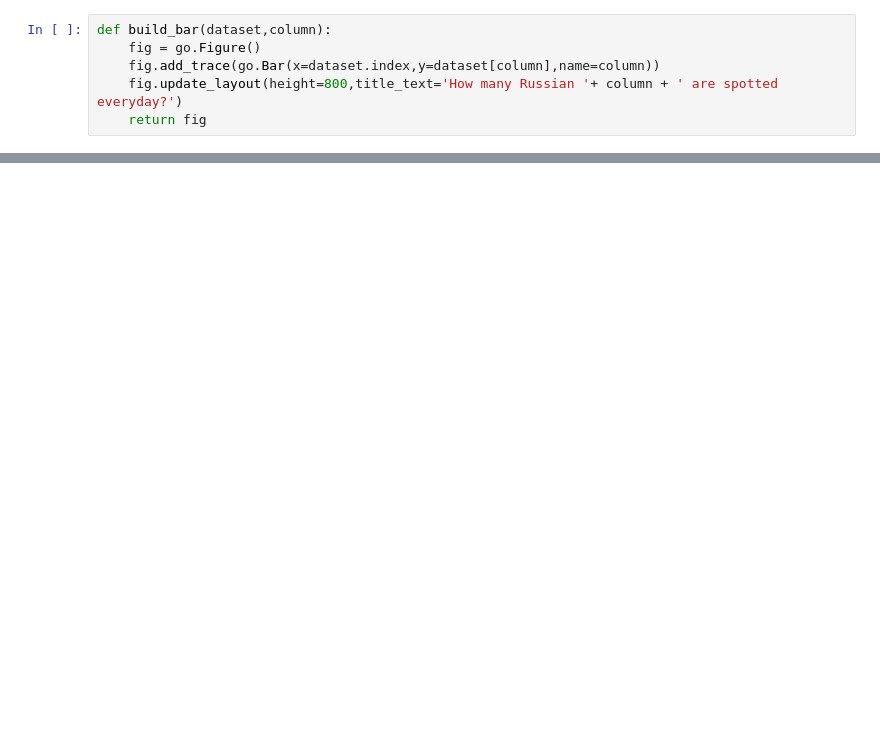
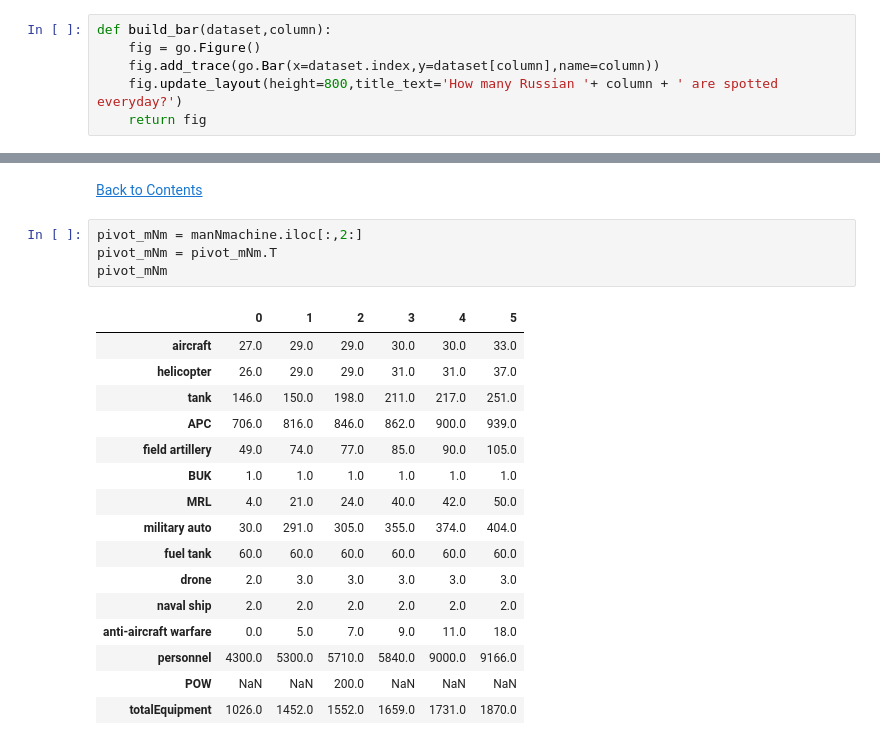
Before and after one commit to Kamalabot/DataVisualisations, a Jupyter notebook: mannmachines-of-war.ipynb, the cells around one changed output, grey strips where cells are left out. Saved outputs shown, nothing was run; the diff lists cells and outputs as text; blank space fills up the shorter version.

Commit message:
Final_Data Visualisation of MenNMachines in War

```diff
--- a/mannmachines-of-war.ipynb
+++ b/mannmachines-of-war.ipynb
@@ -157,0 +157,23 @@ build_bar(manNmachine,'aircraft')
+# %% [markdown]
+[Back to Contents](#cont)
+# %%
+pivot_mNm = manNmachine.iloc[:,2:]
+pivot_mNm = pivot_mNm.T
+pivot_mNm
+# %% [output]
+|  | 0 | 1 | 2 | 3 | 4 | 5 |
+| aircraft | 27.0 | 29.0 | 29.0 | 30.0 | 30.0 | 33.0 |
+| helicopter | 26.0 | 29.0 | 29.0 | 31.0 | 31.0 | 37.0 |
+| tank | 146.0 | 150.0 | 198.0 | 211.0 | 217.0 | 251.0 |
+| APC | 706.0 | 816.0 | 846.0 | 862.0 | 900.0 | 939.0 |
+| field artillery | 49.0 | 74.0 | 77.0 | 85.0 | 90.0 | 105.0 |
+| BUK | 1.0 | 1.0 | 1.0 | 1.0 | 1.0 | 1.0 |
+| MRL | 4.0 | 21.0 | 24.0 | 40.0 | 42.0 | 50.0 |
+| military auto | 30.0 | 291.0 | 305.0 | 355.0 | 374.0 | 404.0 |
+| fuel tank | 60.0 | 60.0 | 60.0 | 60.0 | 60.0 | 60.0 |
+| drone | 2.0 | 3.0 | 3.0 | 3.0 | 3.0 | 3.0 |
+| naval ship | 2.0 | 2.0 | 2.0 | 2.0 | 2.0 | 2.0 |
+| anti-aircraft warfare | 0.0 | 5.0 | 7.0 | 9.0 | 11.0 | 18.0 |
+| personnel | 4300.0 | 5300.0 | 5710.0 | 5840.0 | 9000.0 | 9166.0 |
+| POW | NaN | NaN | 200.0 | NaN | NaN | NaN |
+| totalEquipment | 1026.0 | 1452.0 | 1552.0 | 1659.0 | 1731.0 | 1870.0 |
```
Also changed, not shown: parts of 22 cells of this notebook.
